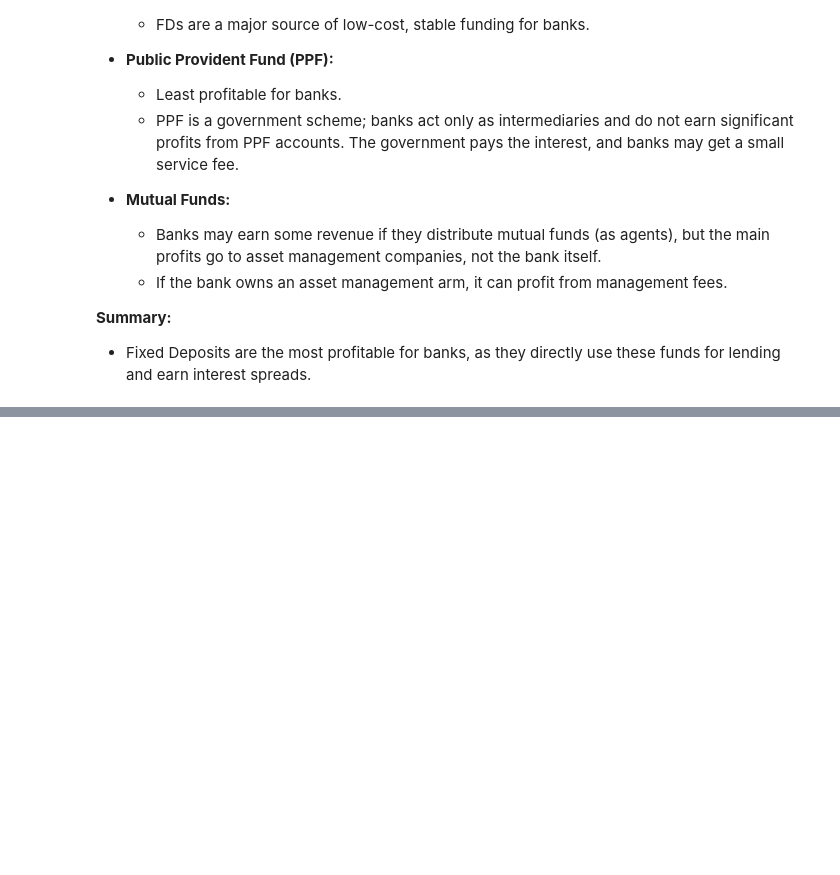
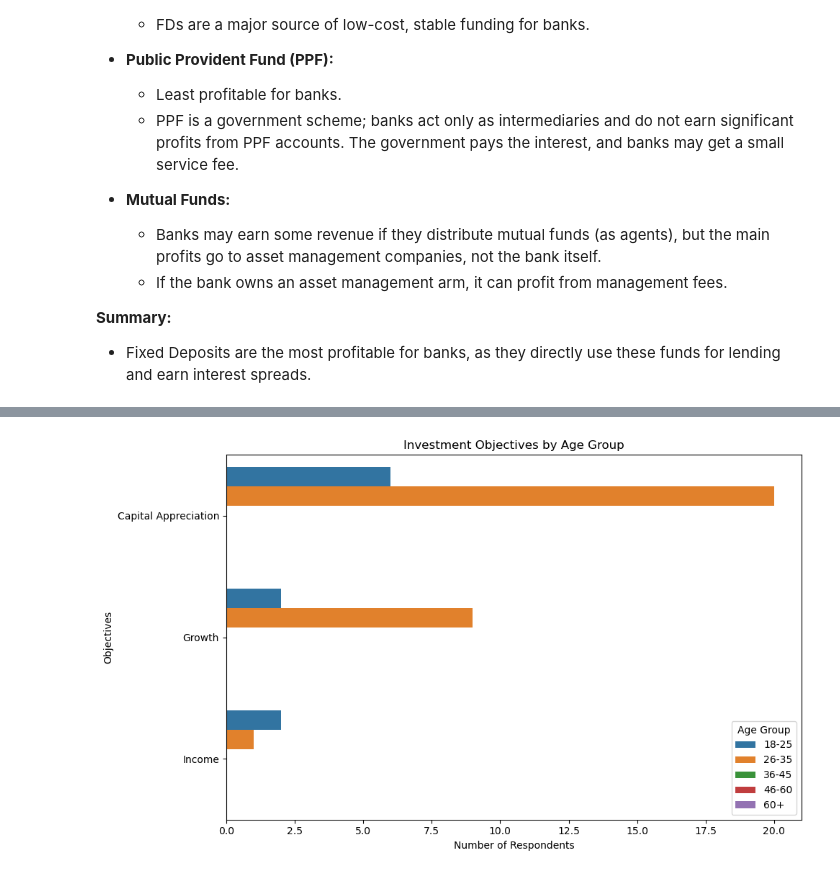
Before and after one commit to abu12365b/kaggleFianceAnalysis, a Jupyter notebook: Analysis.ipynb, the cells around one changed output, grey strips where cells are left out. Saved outputs shown, nothing was run; the diff lists cells and outputs as text; code cells hidden in the pictures; blank space fills up the shorter version.

```diff
--- a/Analysis.ipynb
+++ b/Analysis.ipynb
@@ -476,0 +557,15 @@ From a bank's perspective, the profitability of these investment options differs
+# %%
+# ------------------------------
+# Plot 2: Objectives by Age_Group
+# ------------------------------
+objective_age = prepare_demo_plot(df, 'Objective', 'AGE_GROUP')
+plt.figure(figsize=(10,6))
+sns.barplot(data=objective_age, x='Count', y='Objective', hue='AGE_GROUP')
+plt.title('Investment Objectives by Age Group')
+plt.xlabel('Number of Respondents')
+plt.ylabel('Objectives')
+plt.legend(title='Age Group')
+plt.tight_layout()
+plt.show()
+# %% [output]
+[figure, added]
```
Also changed, not shown: parts of 7 cells of this notebook.
